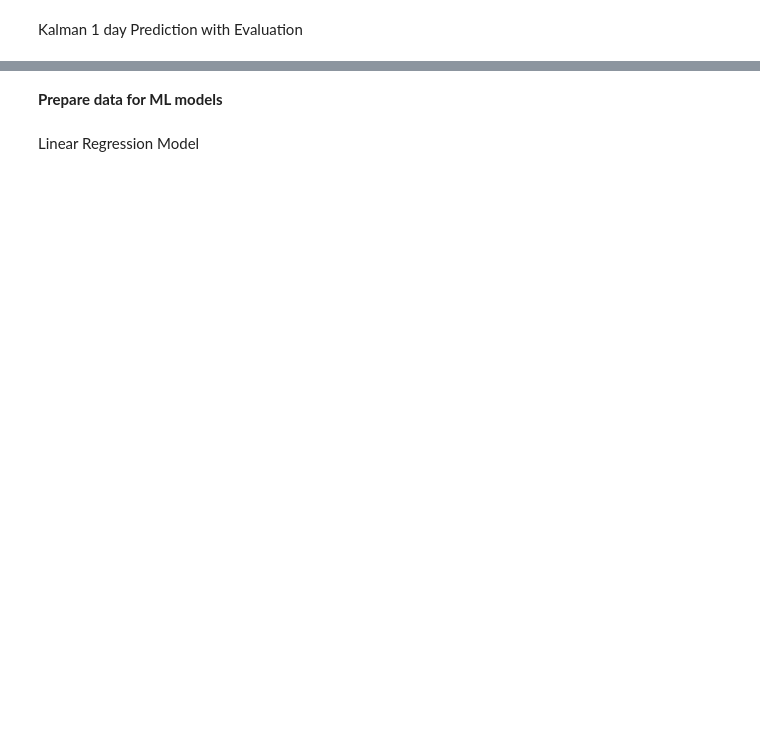
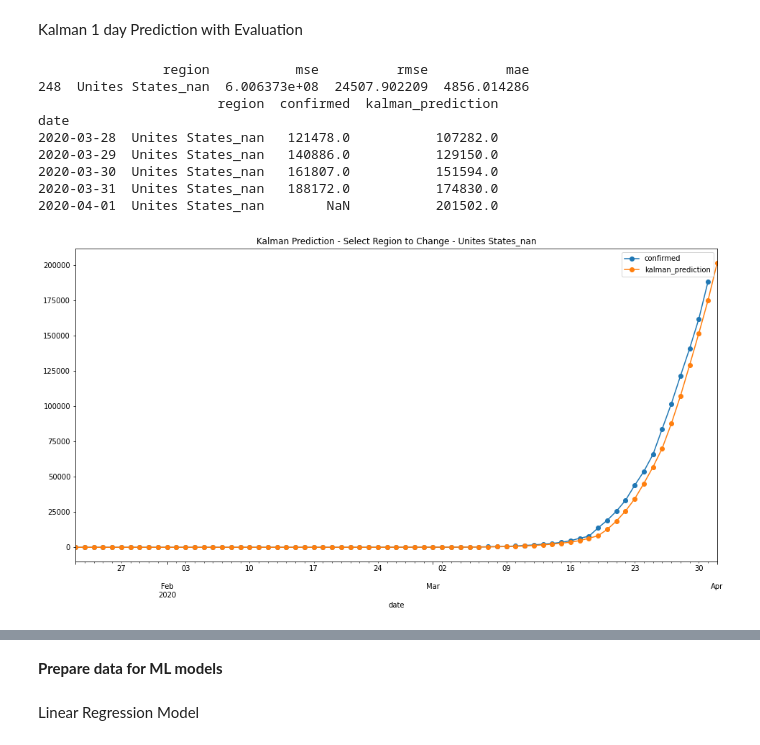
Before and after one commit to SophiaHe/covid19_work, a Jupyter notebook: Kalmar_Filter_Method.ipynb, the cells around one changed output, grey strips where cells are left out. Saved outputs shown, nothing was run; the diff lists cells and outputs as text; code cells hidden in the pictures; blank space fills up the shorter version.

Commit message:
Using data up until 2020-03-31

```diff
--- a/Kalmar_Filter_Method.ipynb
+++ b/Kalmar_Filter_Method.ipynb
@@ -7,11 +7,11 @@ from math import sqrt
 from sklearn.metrics import mean_squared_error
 import pandas as pd
 #url = 'https://raw.githubusercontent.com/CSSEGISandData/COVID-19/master/csse_covid_19_data/csse_covid_19_time_series/time_series_19-covid-Confirmed.csv'
-url = 'https://raw.githubusercontent.com/CSSEGISandData/COVID-19/master/csse_covid_19_data/csse_covid_19_time_series/time_series_19-covid-Confirmed.csv'
+url = 'https://raw.githubusercontent.com/CSSEGISandData/COVID-19/master/csse_covid_19_data/csse_covid_19_time_series/time_series_covid19_confirmed_global.csv'
 confirmed = pd.read_csv(url, error_bad_lines=False)
-url = 'https://raw.githubusercontent.com/CSSEGISandData/COVID-19/master/csse_covid_19_data/csse_covid_19_time_series/time_series_19-covid-Deaths.csv'
+url = 'https://raw.githubusercontent.com/CSSEGISandData/COVID-19/master/csse_covid_19_data/csse_covid_19_time_series/time_series_covid19_deaths_global.csv'
 death = pd.read_csv(url, error_bad_lines=False)
-url = 'https://raw.githubusercontent.com/CSSEGISandData/COVID-19/master/csse_covid_19_data/csse_covid_19_time_series/time_series_19-covid-Recovered.csv'
+url = 'https://raw.githubusercontent.com/CSSEGISandData/COVID-19/master/csse_covid_19_data/csse_covid_19_time_series/time_series_covid19_recovered_global.csv'
 recover = pd.read_csv(url, error_bad_lines=False)
 
 # fix region names
@@ -107,8 +114,8 @@ import pandas as pd
 from pandas.io.json import json_normalize
 #api_key = "26141d374d8e49d0a2e1f1254428ce8e"
 #api_key ="f206579c74644c4b96a2423cb56a1687"
-#api_key ="81a581ac823849f38427fb5081cb8df8"
-api_key ="be7aaf4ff7184347aa1ebc2a2db514fe"
+api_key ="81a581ac823849f38427fb5081cb8df8"
+#api_key ="be7aaf4ff7184347aa1ebc2a2db514fe"
 
 api = Api(api_key)
 api.set_granularity('daily')
@@ -200,22 +256,33 @@ for i in range(0,len(train)):
 Kalman 1 day Prediction with Evaluation
 # %%
 # Select region
-region='France_France'
+region='Unites States_nan'
 
 evaluation=pd.DataFrame(columns=['region','mse','rmse','mae'])
 place=0
 for i in range(1,len(t)):
   if(t.iloc[i,1] is not t.iloc[i-1,1]):
     ex=np.array(t.iloc[i-len(ts):i,10])
     pred=np.array(t.iloc[i-len(ts):i,2])
     evaluation=evaluation.append({'region': t.iloc[i-1,1], 'mse': np.power((ex - pred),2).mean(),'rmse':sqrt(mean_squared_error(ex,pred)),'mae': (abs(ex - pred)).mean()}, ignore_index=True)
 p=t[t['region']==region][['date','region','confirmed','kalman_prediction']]
 # p=p.rename(columns = {'confirmed':'recoverd'})
 p.iloc[len(p)-1,2]=None
 p=p.set_index(['date'])
 p.iloc[:,1:].plot(marker='o',figsize=(16,8)).set_title('Kalman Prediction - Select Region to Change - {}'.format(p.iloc[0,0]))
 print(evaluation[evaluation['region']==p.iloc[0,0]])
 print(p.tail())
+# %% [output]
+                region           mse          rmse          mae
+248  Unites States_nan  6.006373e+08  24507.902209  4856.014286
+                       region  confirmed  kalman_prediction
+date
+2020-03-28  Unites States_nan   121478.0           107282.0
+2020-03-29  Unites States_nan   140886.0           129150.0
+2020-03-30  Unites States_nan   161807.0           151594.0
+2020-03-31  Unites States_nan   188172.0           174830.0
+2020-04-01  Unites States_nan        NaN           201502.0
+[figure, added]
 # %%
 # Select region
 region='Canada_Ontario'
```
Also changed, not shown: parts of 20 cells of this notebook.
